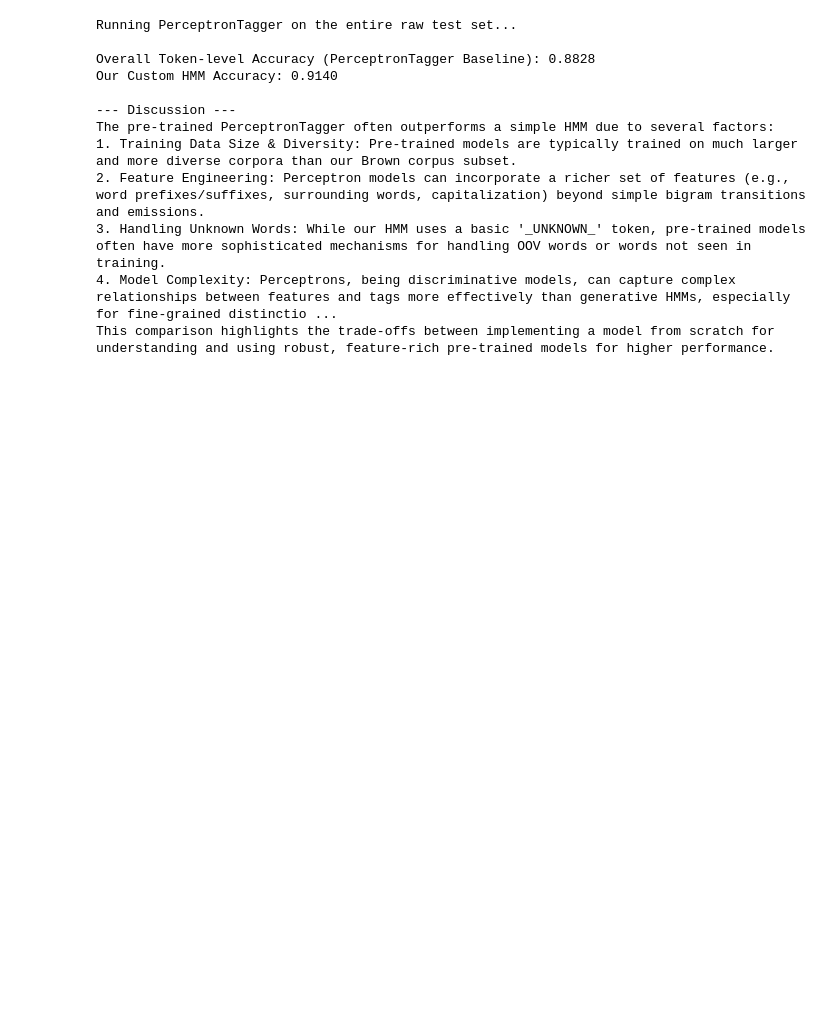
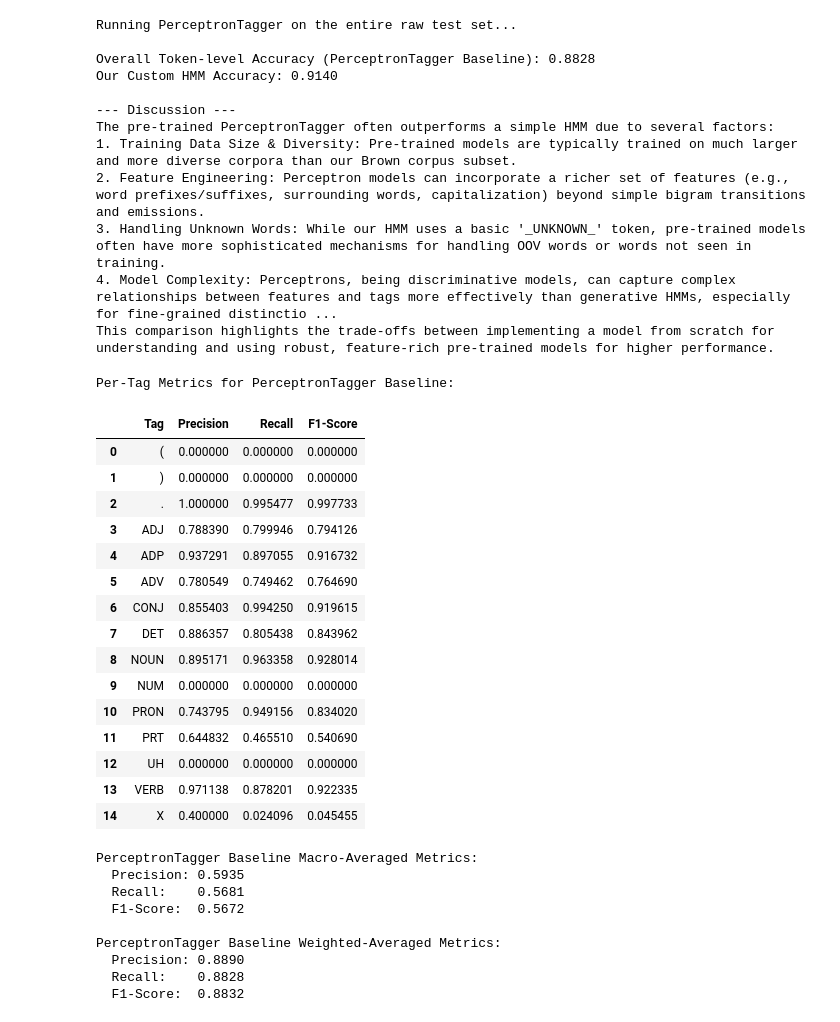
Before and after one commit to vbhandeo-bits/NLP_ASSIGNMENT_1, a Jupyter notebook: NLPAssignment.ipynb, the cells around one changed output. Cells and saved outputs as stored; diff of their text form; code cells hidden in the pictures; blank space fills up the shorter version.

```diff
--- a/NLPAssignment.ipynb
+++ b/NLPAssignment.ipynb
@@ -1018,3 +1140,69 @@ The pre-trained PerceptronTagger often outperforms a simple HMM due to several f
 3. Handling Unknown Words: While our HMM uses a basic '_UNKNOWN_' token, pre-trained models often have more sophisticated mechanisms for handling OOV words or words not seen in training.
 4. Model Complexity: Perceptrons, being discriminative models, can capture complex relationships between features and tags more effectively than generative HMMs, especially for fine-grained distinctio ...
 This comparison highlights the trade-offs between implementing a model from scratch for understanding and using robust, feature-rich pre-trained models for higher performance.
+# %%
+from sklearn.metrics import precision_score, recall_score, f1_score
+
+# Ensure 'OTHER' is included in labels if it's in the filtered predictions for baseline
+baseline_metrics_labels = sorted(list(set(all_baseline_actual_tags_flat + all_baseline_predicted_tags_flat)))
+
+# Calculate precision, recall, f1-score per label for baseline
+baseline_precision = precision_score(all_baseline_actual_tags_flat, all_baseline_predicted_tags_flat, labels=baseline_metrics_labels, average=None, zero_division=0)
+baseline_recall = recall_score(all_baseline_actual_tags_flat, all_baseline_predicted_tags_flat, labels=baseline_metrics_labels, average=None, zero_division=0)
+baseline_f1 = f1_score(all_baseline_actual_tags_flat, all_baseline_predicted_tags_flat, labels=baseline_metrics_labels, average=None, zero_division=0)
+
+# Create a DataFrame for better display
+baseline_metrics_df = pd.DataFrame({
+    'Tag': baseline_metrics_labels,
+    'Precision': baseline_precision,
+    'Recall': baseline_recall,
+    'F1-Score': baseline_f1
+})
+print("\nPer-Tag Metrics for PerceptronTagger Baseline:\n")
+display(baseline_metrics_df)
+
+# Calculate overall macro-averaged and weighted-averaged metrics for baseline
+baseline_macro_precision = precision_score(all_baseline_actual_tags_flat, all_baseline_predicted_tags_flat, labels=baseline_metrics_labels, average='macro', zero_division=0)
+baseline_macro_recall = recall_score(all_baseline_actual_tags_flat, all_baseline_predicted_tags_flat, labels=baseline_metrics_labels, average='macro', zero_division=0)
+baseline_macro_f1 = f1_score(all_baseline_actual_tags_flat, all_baseline_predicted_tags_flat, labels=baseline_metrics_labels, average='macro', zero_division=0)
+
+baseline_weighted_precision = precision_score(all_baseline_actual_tags_flat, all_baseline_predicted_tags_flat, labels=baseline_metrics_labels, average='weighted', zero_division=0)
+baseline_weighted_recall = recall_score(all_baseline_actual_tags_flat, all_baseline_predicted_tags_flat, labels=baseline_metrics_labels, average='weighted', zero_division=0)
+baseline_weighted_f1 = f1_score(all_baseline_actual_tags_flat, all_baseline_predicted_tags_flat, labels=baseline_metrics_labels, average='weighted', zero_division=0)
+
+print("\nPerceptronTagger Baseline Macro-Averaged Metrics:")
+print(f"  Precision: {baseline_macro_precision:.4f}")
+print(f"  Recall:    {baseline_macro_recall:.4f}")
+print(f"  F1-Score:  {baseline_macro_f1:.4f}")
+
+print("\nPerceptronTagger Baseline Weighted-Averaged Metrics:")
+print(f"  Precision: {baseline_weighted_precision:.4f}")
+print(f"  Recall:    {baseline_weighted_recall:.4f}")
+print(f"  F1-Score:  {baseline_weighted_f1:.4f}")
+# %% [output]
+Per-Tag Metrics for PerceptronTagger Baseline:
+|  | Tag | Precision | Recall | F1-Score |
+| 0 | ( | 0.000000 | 0.000000 | 0.000000 |
+| 1 | ) | 0.000000 | 0.000000 | 0.000000 |
+| 2 | . | 1.000000 | 0.995477 | 0.997733 |
+| 3 | ADJ | 0.788390 | 0.799946 | 0.794126 |
+| 4 | ADP | 0.937291 | 0.897055 | 0.916732 |
+| 5 | ADV | 0.780549 | 0.749462 | 0.764690 |
+| 6 | CONJ | 0.855403 | 0.994250 | 0.919615 |
+| 7 | DET | 0.886357 | 0.805438 | 0.843962 |
+| 8 | NOUN | 0.895171 | 0.963358 | 0.928014 |
+| 9 | NUM | 0.000000 | 0.000000 | 0.000000 |
+| 10 | PRON | 0.743795 | 0.949156 | 0.834020 |
+| 11 | PRT | 0.644832 | 0.465510 | 0.540690 |
+| 12 | UH | 0.000000 | 0.000000 | 0.000000 |
+| 13 | VERB | 0.971138 | 0.878201 | 0.922335 |
+| 14 | X | 0.400000 | 0.024096 | 0.045455 |
+PerceptronTagger Baseline Macro-Averaged Metrics:
+  Precision: 0.5935
+  Recall:    0.5681
+  F1-Score:  0.5672
+
+PerceptronTagger Baseline Weighted-Averaged Metrics:
+  Precision: 0.8890
+  Recall:    0.8828
+  F1-Score:  0.8832
```
Also changed, not shown: parts of 14 cells of this notebook.
